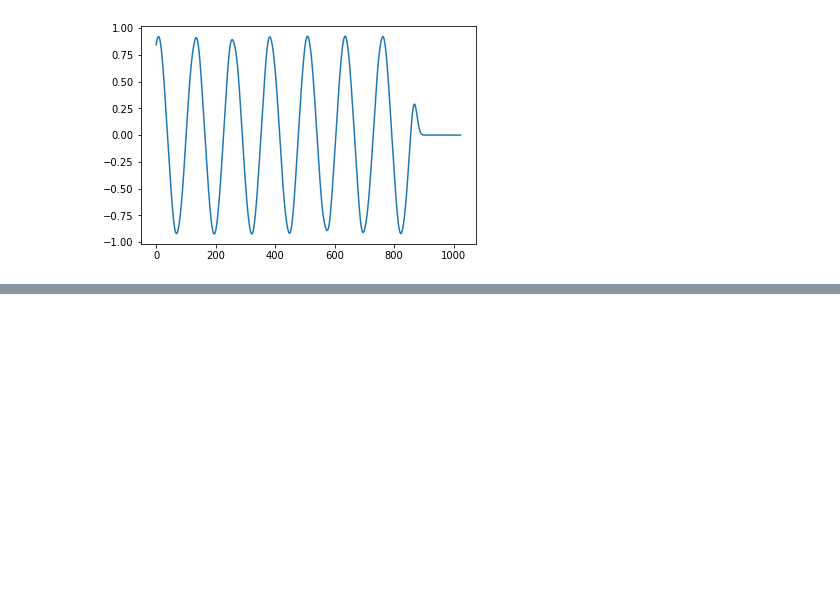
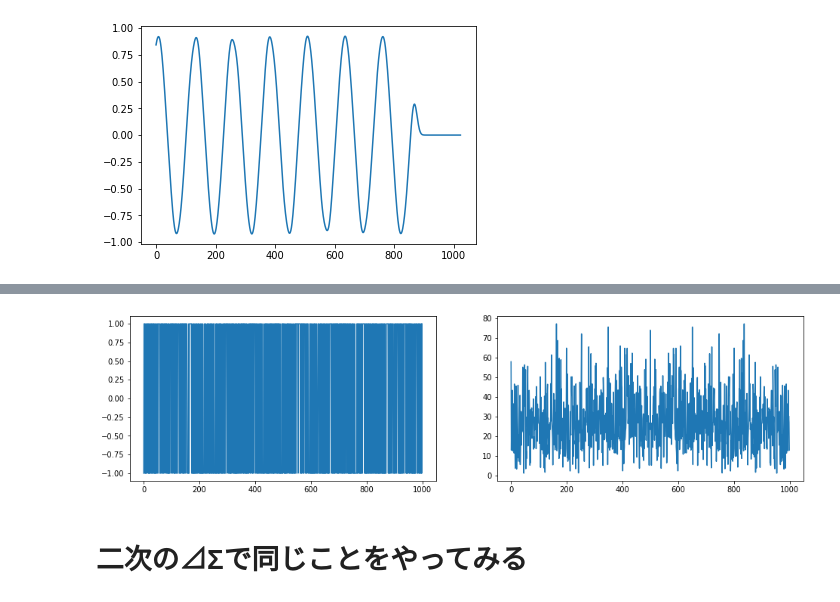
Before and after one commit to ryuz/training, a Jupyter notebook: digital_filter/DeltaSigma.ipynb, the cells around one changed output, grey strips where cells are left out. Saved outputs shown, nothing was run; the diff lists cells and outputs as text; code cells hidden in the pictures; blank space fills up the shorter version.

```diff
--- a/digital_filter/DeltaSigma.ipynb
+++ b/digital_filter/DeltaSigma.ipynb
@@ -46,0 +72,19 @@ plt.plot(yy)
+# %%
+# delta sigma
+ds = delta_sigma()
+y = np.zeros_like(x)
+for i in range(len(x)):
+    y[i] = ds.calc(x[i])
+Y = np.fft.fft(y)
+
+# 表示
+fig = plt.figure(figsize=(16, 4))
+ax_x = fig.add_subplot(121)
+ax_x.plot(y)
+ax_X = fig.add_subplot(122)
+ax_X.plot(np.abs(Y))
+plt.show()
+# %% [output]
+[figure, added]
+# %% [markdown]
+# 二次の⊿Σで同じことをやってみる
```
Also changed, not shown: parts of 6 cells of this notebook.
